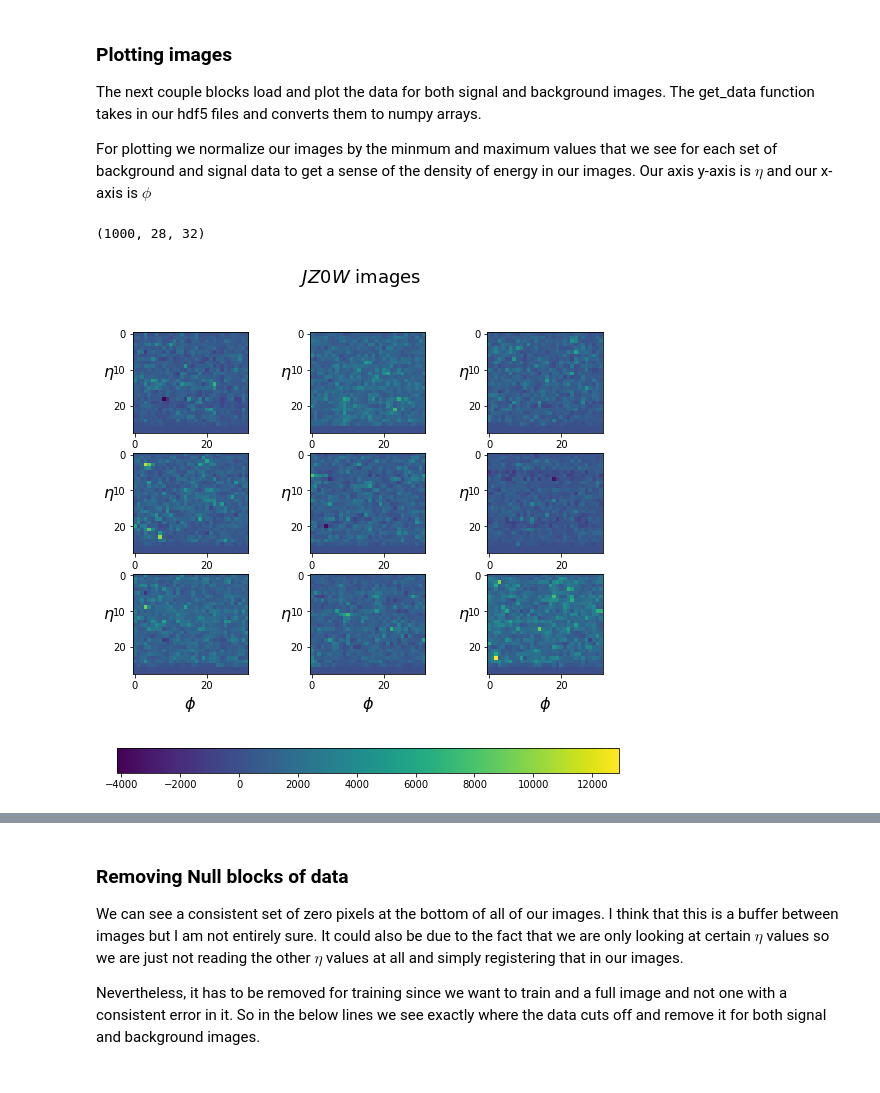
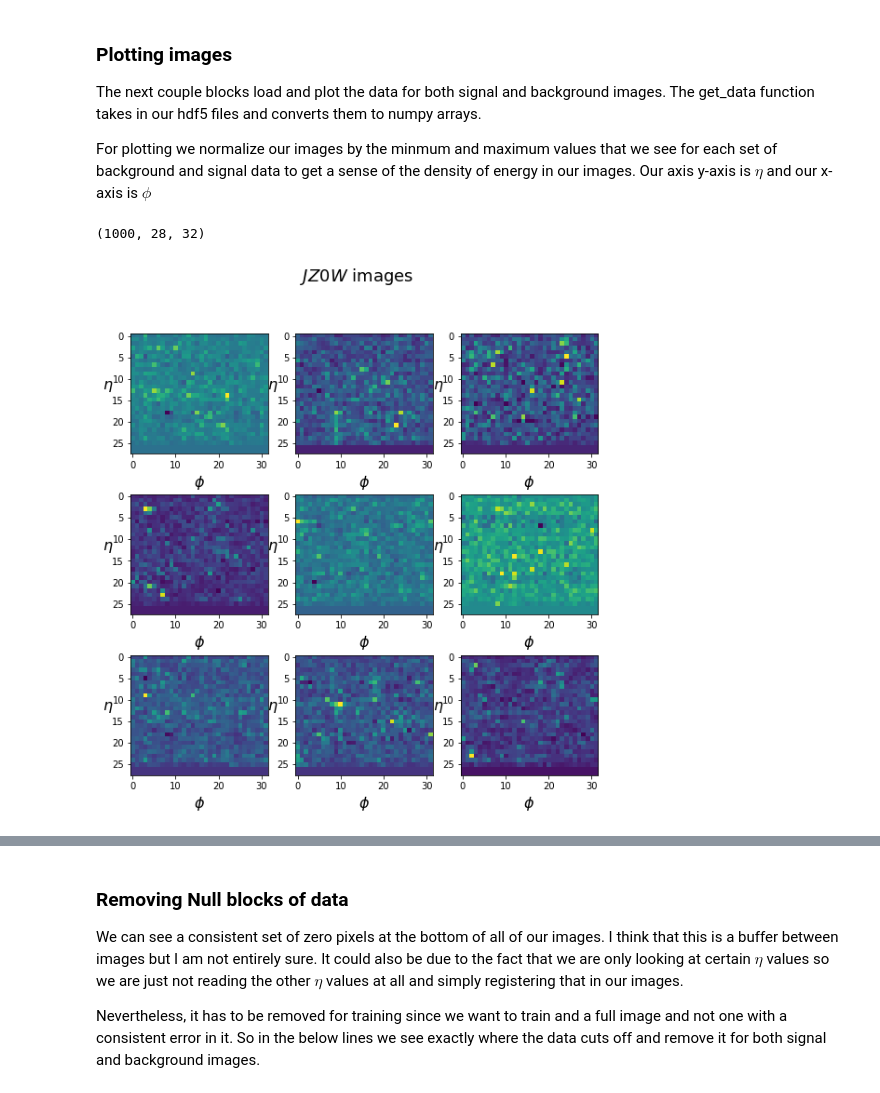
Before and after one commit to bwwarren/SignalBackgroundTraining, a Jupyter notebook: Training/Visualization.ipynb, the cells around one changed output, grey strips where cells are left out. Saved outputs shown, nothing was run; the diff lists cells and outputs as text; code cells hidden in the pictures.

```diff
--- a/Training/Visualization.ipynb
+++ b/Training/Visualization.ipynb
@@ -66,71 +67,34 @@ axarr[2,2].set_ylabel("$\eta$ ", fontsize=16).set_rotation(0)
 
 axarr[0,0].set_xlabel("$\phi$", fontsize=16)
 axarr[0,1].set_xlabel("$\phi$", fontsize=16)
 axarr[0,2].set_xlabel("$\phi$", fontsize=16)
 
 axarr[1,0].set_xlabel("$\phi$", fontsize=16)
 axarr[1,1].set_xlabel("$\phi$", fontsize=16)
 axarr[1,2].set_xlabel("$\phi$", fontsize=16)
 
 axarr[2,0].set_xlabel("$\phi$", fontsize=16)
 axarr[2,1].set_xlabel("$\phi$", fontsize=16)
 axarr[2,2].set_xlabel("$\phi$", fontsize=16)
 
 
-#These get the minumum and maximum values from our cell
-vmin = min(gTowerEt_background[0].min(),
-           gTowerEt_background[1].min(),
-           gTowerEt_background[2].min(),
-           gTowerEt_background[3].min(),
-           gTowerEt_background[4].min(),
-           gTowerEt_background[5].min(),
-           gTowerEt_background[6].min(),
-           gTowerEt_background[7].min(),
-           gTowerEt_background[8].min(),
-           )
-
-vmax = max(gTowerEt_background[0].max(),
-           gTowerEt_background[1].max(),
-           gTowerEt_background[2].max(),
-           gTowerEt_background[3].max(),
-           gTowerEt_background[4].max(),
-           gTowerEt_background[5].max(),
-           gTowerEt_background[6].max(),
-           gTowerEt_background[7].max(),
-           gTowerEt_background[8].max()
-          )
-
 g0 = axarr[0,0].imshow(gTowerEt_background[0])
 g1 = axarr[0,1].imshow(gTowerEt_background[1])
 g2 = axarr[0,2].imshow(gTowerEt_background[2])
 
 g3 = axarr[1,0].imshow(gTowerEt_background[3])
 g4 = axarr[1,1].imshow(gTowerEt_background[4])
 g5 = axarr[1,2].imshow(gTowerEt_background[5])
 
 g6 = axarr[2,0].imshow(gTowerEt_background[6])
 g7 = axarr[2,1].imshow(gTowerEt_background[7])
 g8 = axarr[2,2].imshow(gTowerEt_background[8])
 
-#This normalizes the pixels of our images
-norm = colors.Normalize(vmin=vmin, vmax=vmax)
-
-g0.set_norm(norm)
-g1.set_norm(norm)
-g2.set_norm(norm)
-g3.set_norm(norm)
-g4.set_norm(norm)
-g5.set_norm(norm)
-g6.set_norm(norm)
-g7.set_norm(norm)
-g8.set_norm(norm)
-
-f.colorbar(g0, ax = axarr, orientation='horizontal')
 
 plt.show()
 # %% [output]
 (1000, 28, 32)
-[figure, old version]
+[figure, new version]
 # %%
 g, axarr = plt.subplots(nrows=3, ncols=3, figsize=(9, 9))
 g.suptitle("$ZvvHbb$ images", fontsize = 18)
```
Also changed, not shown: parts of 3 cells of this notebook, 3 other files.
